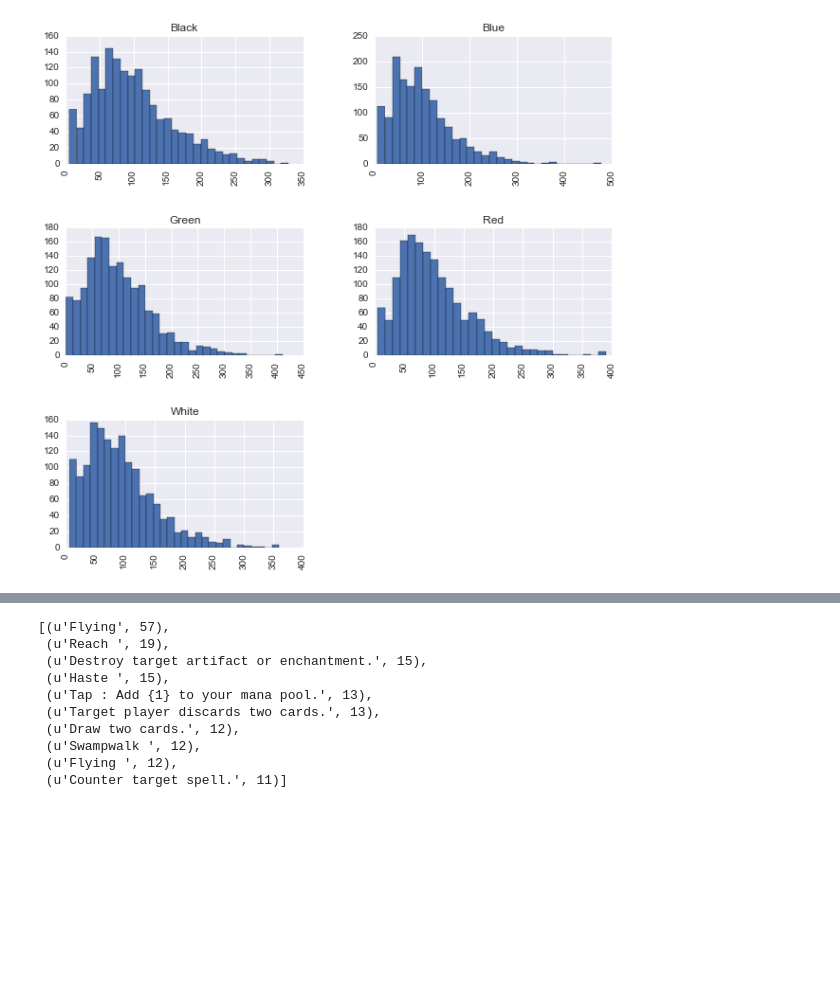
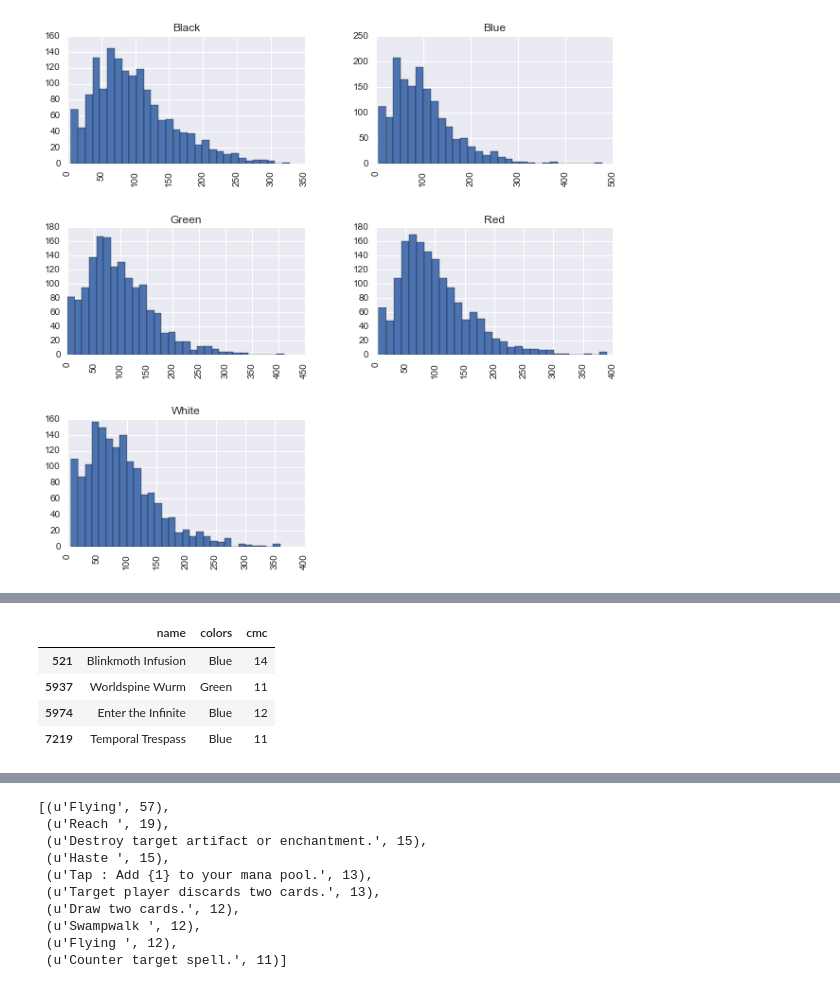
Before and after one commit to hollisn/MagicTCG_Classification, a Jupyter notebook: 02-Explore.ipynb, the cells around one changed output, grey strips where cells are left out. Saved outputs shown, nothing was run; the diff lists cells and outputs as text; code cells hidden in the pictures; blank space fills up the shorter version.

```diff
--- a/02-Explore.ipynb
+++ b/02-Explore.ipynb
@@ -64 +75,11 @@ modern.cmc.hist(by=modern.colors, figsize=(10,10), bins=10);
+# %%
+# highest resource cost cards
+
+modern[modern['cmc'] >= 11][['name', 'colors', 'cmc']]
+# %% [output]
+|  | name | colors | cmc |
+| 521 | Blinkmoth Infusion | Blue | 14 |
+| 5937 | Worldspine Wurm | Green | 11 |
+| 5974 | Enter the Infinite | Blue | 12 |
+| 7219 | Temporal Trespass | Blue | 11 |
 # %%
```
Also changed, not shown: parts of 8 cells of this notebook, 1 other file.
